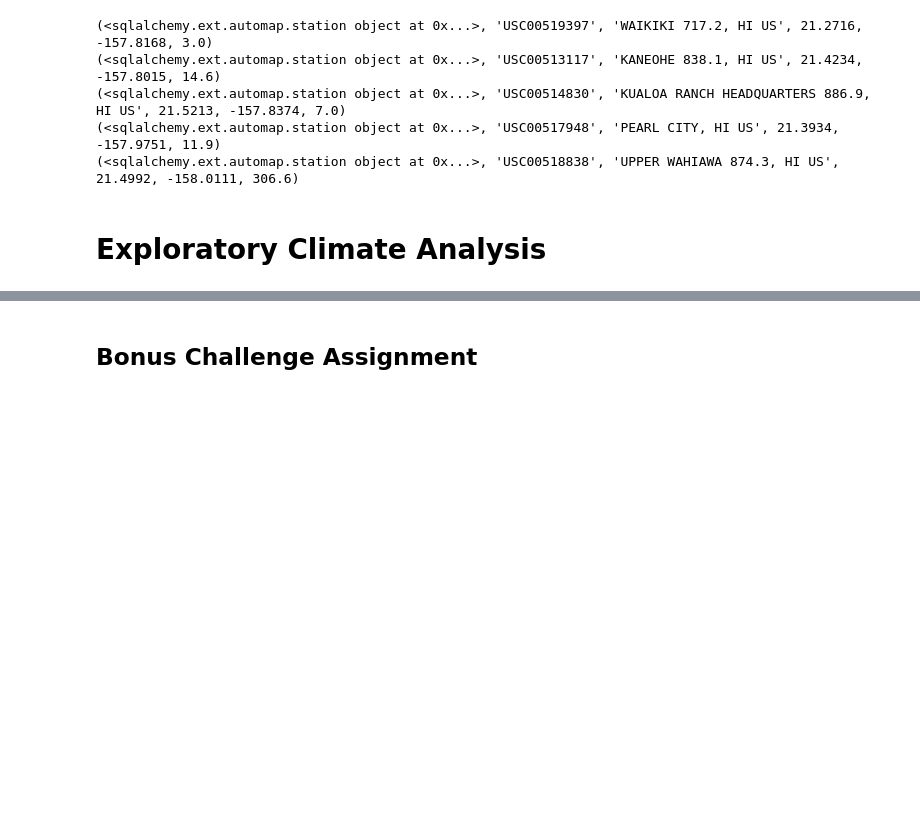
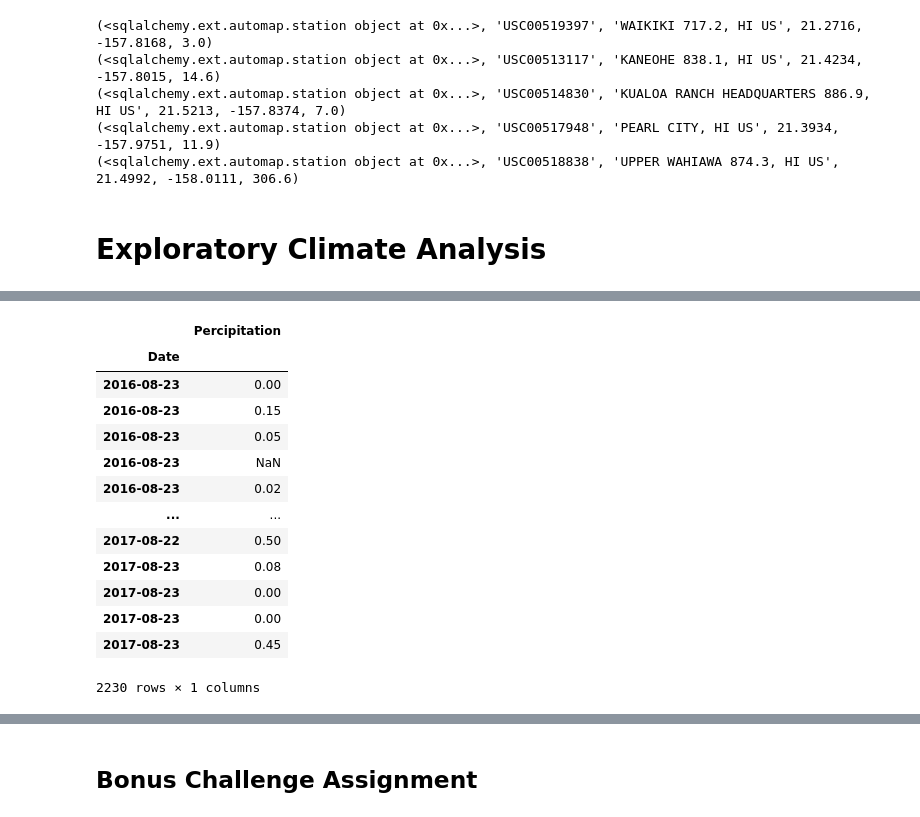
Before and after one commit to m-rivera1/sqlalchemy-challenge, a Jupyter notebook: climate_starter.ipynb, the cells around one changed output, grey strips where cells are left out. Drawn from its saved outputs; the diff is of its cells as text; code cells hidden in the pictures; blank space fills up the shorter version.

```diff
--- a/climate_starter.ipynb
+++ b/climate_starter.ipynb
@@ -81,0 +128,25 @@ for row in session.query(Station, Station.station, Station.name, Station.latitud
+# %%
+#add data to a dataframe
+percipitation_data_df = pd.DataFrame(percipitation_data, columns=['Date', 'Percipitation'])
+
+#sort dataframe by date column
+percipitation_data_df = percipitation_data_df.sort_values(by='Date')
+
+#set index as the data column
+percipitation_data_df.set_index('Date', inplace=True)
+percipitation_data_df
+# %% [output]
+|  | Percipitation |
+| Date |  |
+| 2016-08-23 | 0.00 |
+| 2016-08-23 | 0.15 |
+| 2016-08-23 | 0.05 |
+| 2016-08-23 | NaN |
+| 2016-08-23 | 0.02 |
+| ... | ... |
+| 2017-08-22 | 0.50 |
+| 2017-08-23 | 0.08 |
+| 2017-08-23 | 0.00 |
+| 2017-08-23 | 0.00 |
+| 2017-08-23 | 0.45 |
+2230 rows × 1 columns
```
Also changed, not shown: parts of 9 cells of this notebook.
